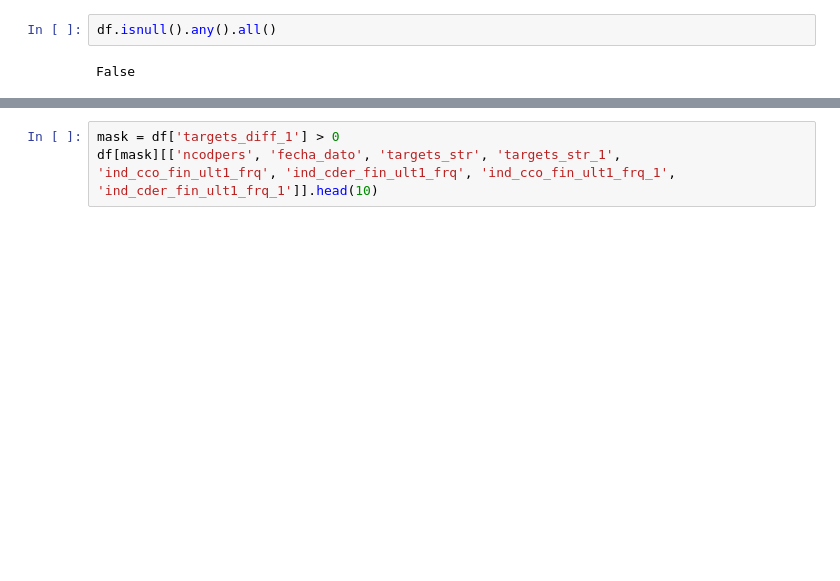
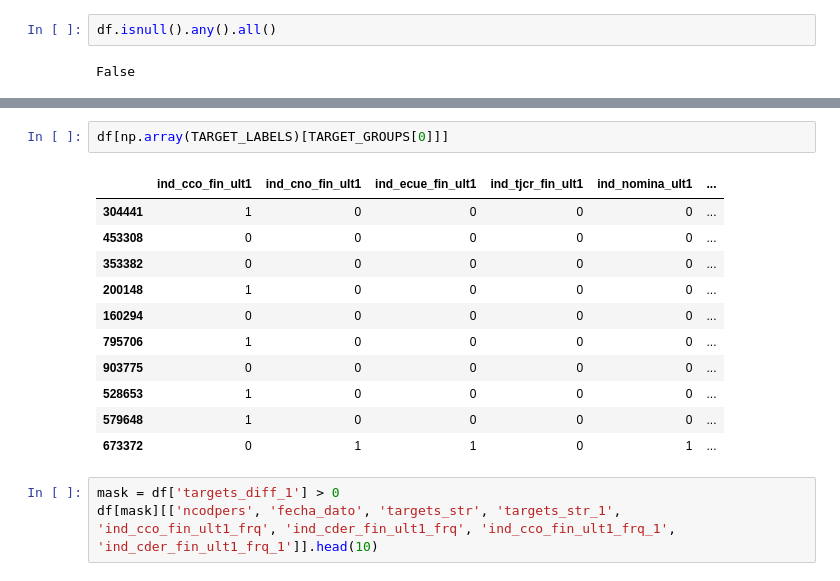
Before and after one commit to vfdev-5/SPR, a Jupyter notebook: trees/trees_and_NN_predictions_CV_2.ipynb, the cells around one changed output, grey strips where cells are left out. Cells and saved outputs as stored; diff of their text form; blank space fills up the shorter version.

```diff
--- a/trees/trees_and_NN_predictions_CV_2.ipynb
+++ b/trees/trees_and_NN_predictions_CV_2.ipynb
@@ -62,3 +129,17 @@ df[['targets_str', 'last_targets_str', 'added_targets_str', 'added_targets']]
+# %%
+df[np.array(TARGET_LABELS)[TARGET_GROUPS[0]]]
+# %% [output]
+|  | ind_cco_fin_ult1 | ind_cno_fin_ult1 | ind_ecue_fin_ult1 | ind_tjcr_fin_ult1 | ind_nomina_ult1 | ... |
+| 304441 | 1 | 0 | 0 | 0 | 0 | ... |
+| 453308 | 0 | 0 | 0 | 0 | 0 | ... |
+| 353382 | 0 | 0 | 0 | 0 | 0 | ... |
+| 200148 | 1 | 0 | 0 | 0 | 0 | ... |
+| 160294 | 0 | 0 | 0 | 0 | 0 | ... |
+| 795706 | 1 | 0 | 0 | 0 | 0 | ... |
+| 903775 | 0 | 0 | 0 | 0 | 0 | ... |
+| 528653 | 1 | 0 | 0 | 0 | 0 | ... |
+| 579648 | 1 | 0 | 0 | 0 | 0 | ... |
+| 673372 | 0 | 1 | 1 | 0 | 1 | ... |
 # %%
 mask = df['targets_diff_1'] > 0
 df[mask][['ncodpers', 'fecha_dato', 'targets_str', 'targets_str_1', 'ind_cco_fin_ult1_frq', 'ind_cder_fin_ult1_frq', 'ind_cco_fin_ult1_frq_1', 'ind_cder_fin_ult1_frq_1']].head(10)
```
Also changed, not shown: parts of 12 cells of this notebook, 1 other file.
